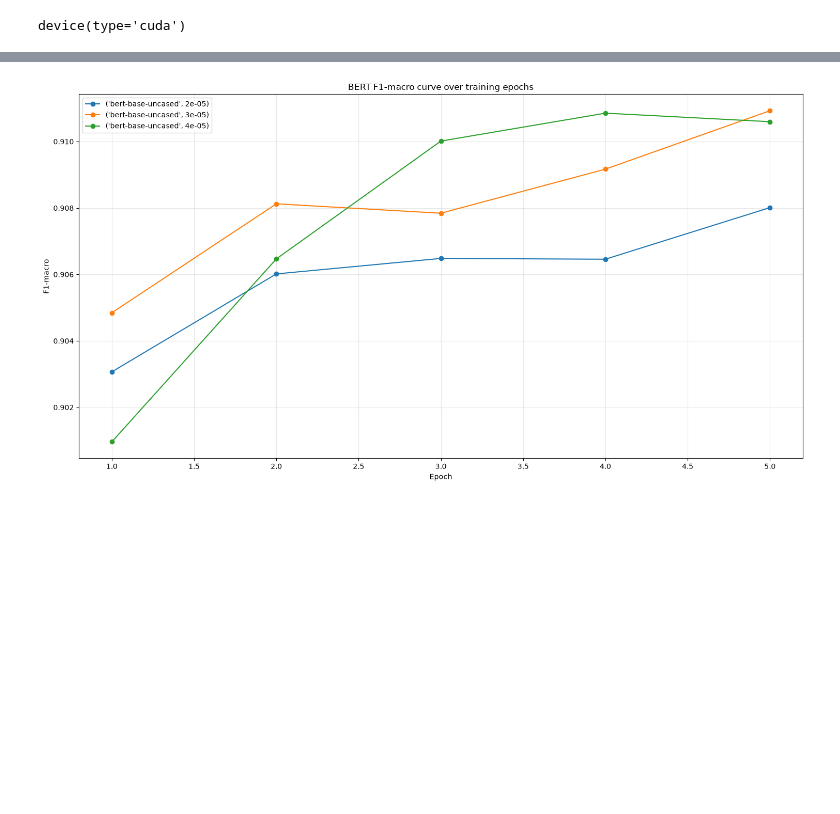
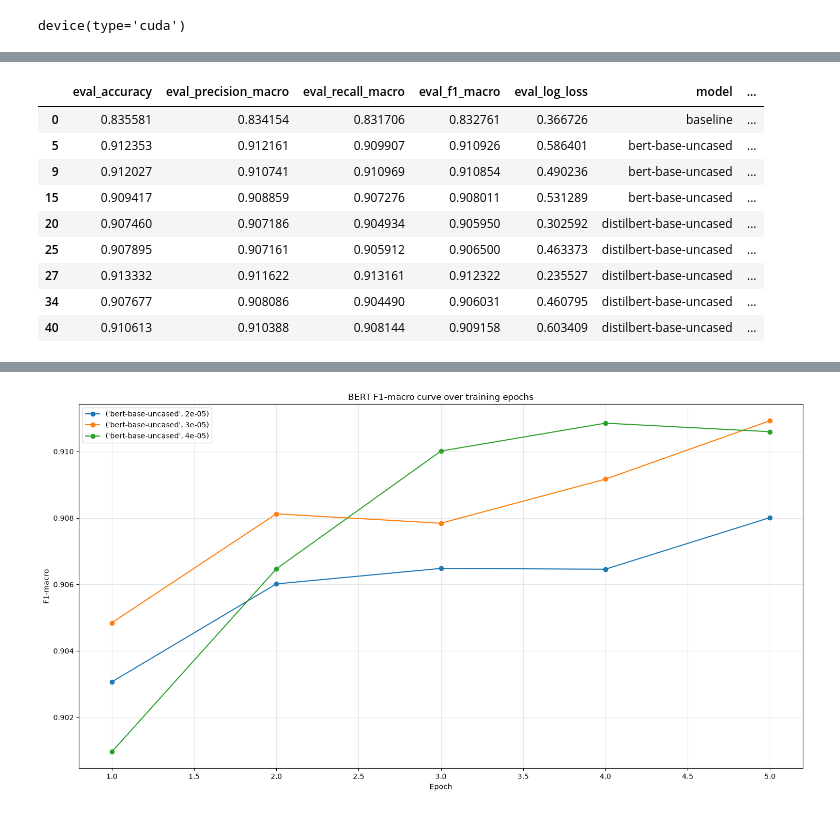
Before and after one commit to takiboti2/fakenewsclassification-demo, a Jupyter notebook: evaluation.ipynb, the cells around one changed output, grey strips where cells are left out. Drawn from its saved outputs; the diff is of its cells as text; code cells hidden in the pictures; blank space fills up the shorter version.

```diff
--- a/evaluation.ipynb
+++ b/evaluation.ipynb
@@ -84,3 +122,16 @@ val = val.drop(columns=["grad_norm", "eval_runtime", "eval_samples_per_second",
+# %%
+best_checkpoints
+# %% [output]
+|  | eval_accuracy | eval_precision_macro | eval_recall_macro | eval_f1_macro | eval_log_loss | model | ... |
+| 0 | 0.835581 | 0.834154 | 0.831706 | 0.832761 | 0.366726 | baseline | ... |
+| 5 | 0.912353 | 0.912161 | 0.909907 | 0.910926 | 0.586401 | bert-base-uncased | ... |
+| 9 | 0.912027 | 0.910741 | 0.910969 | 0.910854 | 0.490236 | bert-base-uncased | ... |
+| 15 | 0.909417 | 0.908859 | 0.907276 | 0.908011 | 0.531289 | bert-base-uncased | ... |
+| 20 | 0.907460 | 0.907186 | 0.904934 | 0.905950 | 0.302592 | distilbert-base-uncased | ... |
+| 25 | 0.907895 | 0.907161 | 0.905912 | 0.906500 | 0.463373 | distilbert-base-uncased | ... |
+| 27 | 0.913332 | 0.911622 | 0.913161 | 0.912322 | 0.235527 | distilbert-base-uncased | ... |
+| 34 | 0.907677 | 0.908086 | 0.904490 | 0.906031 | 0.460795 | distilbert-base-uncased | ... |
+| 40 | 0.910613 | 0.910388 | 0.908144 | 0.909158 | 0.603409 | distilbert-base-uncased | ... |
 # %%
 val["display_name"] = val.apply(
     lambda row: "baseline" if row["model"] == "baseline" else
```
Also changed, not shown: parts of 20 cells of this notebook, 1 other file.
